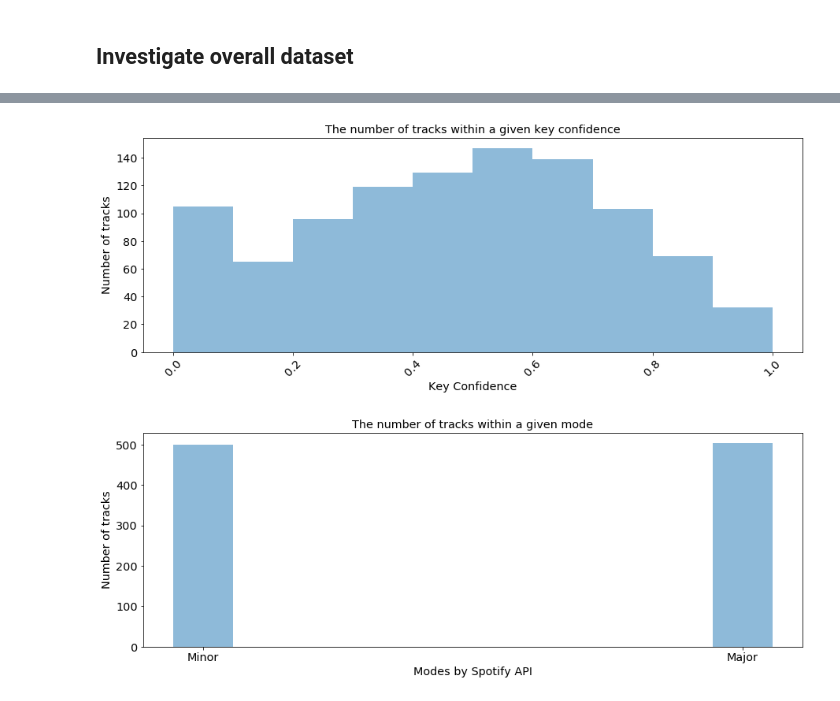
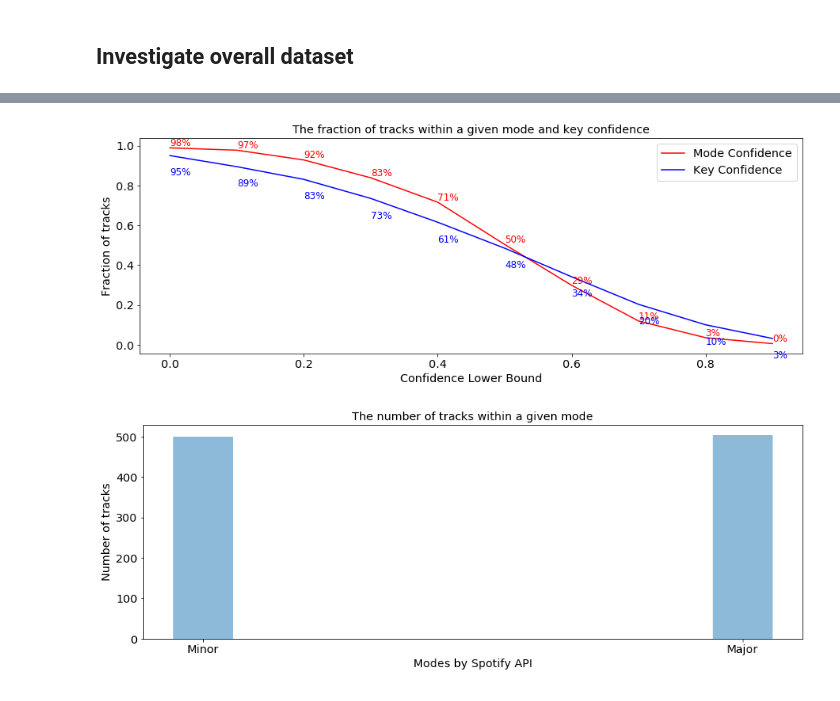
Before and after one commit to dunnkers/music-key-classification, a Jupyter notebook: src/Exploration_Jordan.ipynb, the cells around one changed output, grey strips where cells are left out. Saved outputs shown, nothing was run; the diff lists cells and outputs as text; code cells hidden in the pictures.

Commit message:
comparing confidences

```diff
--- a/src/Exploration_Jordan.ipynb
+++ b/src/Exploration_Jordan.ipynb
@@ -108,15 +108,22 @@ df.describe()
 | 50% | 6.000000 | 0.486000 | 1.000000 | 0.504500 | 221.840000 | 826.500000 | 0.263967 | 2.565132 |
 | 75% | 9.000000 | 0.664000 | 1.000000 | 0.616000 | 261.084705 | 995.000000 | 0.296643 | 2.642356 |
 | max | 11.000000 | 1.000000 | 1.000000 | 1.000000 | 1352.413300 | 4284.000000 | 0.479609 | 3.235441 |
-# %%
-plt.hist(df.key_confidences, alpha=0.5)
-plt.xticks(rotation=45)
-plt.xlabel('Key Confidence')
-plt.ylabel('Number of tracks')
-plt.title(f'The number of tracks within a given key confidence')
-plt.show()
-# %% [output]
-[figure, removed]
+# %%
+mode_intervals = [len(df[df.mode_confidences > i])/len(df) for i in np.arange(0, 1, 0.1)]
+plt.plot(np.arange(0, 1, 0.1), mode_intervals, label="Mode Confidence", color="red")
+key_intervals = [len(df[df.key_confidences > i])/len(df) for i in np.arange(0, 1, 0.1)]
+plt.plot(np.arange(0, 1, 0.1), key_intervals, label="Key Confidence", color="blue")
+plt.xlabel('Confidence Lower Bound')
+plt.ylabel('Fraction of tracks')
+plt.title(f'The fraction of tracks within a given mode and key confidence')
+for i, v in zip(np.arange(0, 1, 0.1), mode_intervals):
+    plt.text(i, v+0.01, str(int(v*100))+"%", fontsize=12, color="red")
+for i, v in zip(np.arange(0, 1, 0.1), key_intervals):
+    plt.text(i, v-0.1, str(int(v*100))+"%", fontsize=12, color="blue")
+plt.legend()
+plt.show()
+# %% [output]
+[figure, added]
 # %%
 plt.hist(df.modes, alpha=0.5)
 plt.xticks([0.05, 0.95], labels=("Minor", "Major"))
```
Also changed, not shown: parts of 3 cells of this notebook.
